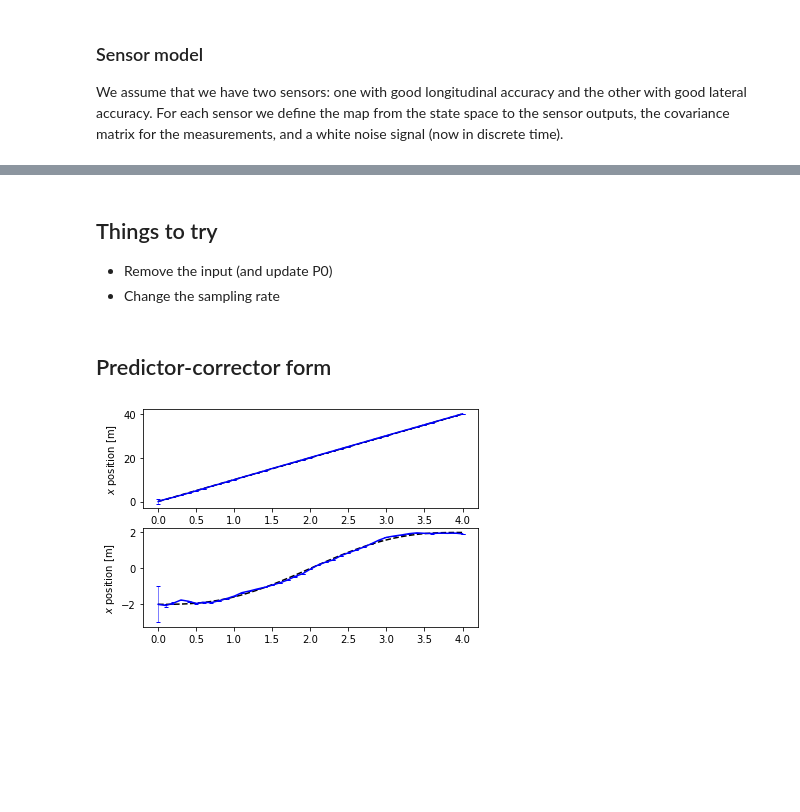
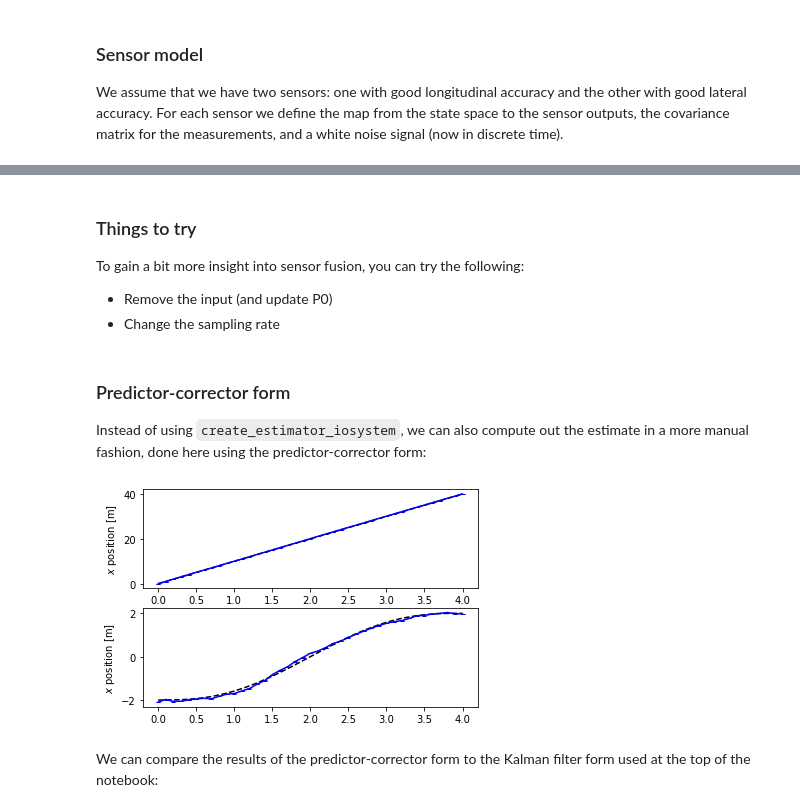
Before and after one commit to python-control/python-control, a Jupyter notebook: examples/kincar-fusion.ipynb, the cells around one changed output, grey strips where cells are left out. Cells and saved outputs as stored; diff of their text form; code cells hidden in the pictures; blank space fills up the shorter version.

```diff
--- a/examples/kincar-fusion.ipynb
+++ b/examples/kincar-fusion.ipynb
@@ -217,16 +241,14 @@ lims = plt.axis(); plt.axis([lims[0], lims[1], -0.2, 0.2]);
 # %% [markdown]
-## Things to try
+### Things to try
+
+To gain a bit more insight into sensor fusion, you can try the following:
 * Remove the input (and update P0)
 * Change the sampling rate
 # %% [markdown]
-## Predictor-corrector form
+### Predictor-corrector form
+
+Instead of using `create_estimator_iosystem`, we can also compute out the estimate in a more manual fashion, done here using the predictor-corrector form:
 # %%
-#
-# Predictor-corrector calculations
-#
-# Instead of using create_lqe_iosystem, we can also compute out the estimate
-# in a more manual fashion, done here using the predictor-corrector form.
-
 # System matrices
 A, B, F = discsys.A, discsys.B, discsys.B
 
@@ -235,36 +257,38 @@ xhat = np.zeros((discsys.nstates, T.size))
 P = np.zeros((discsys.nstates, discsys.nstates, T.size))
 
 # Update the estimates at each time
 for i, t in enumerate(T):
     # Prediction step
     if i == 0:
         # Use the initial condition
         xkkm1 = xd[:, 0]
         Pkkm1 = P0
     else:
         xkkm1 = A @ xkk + B @ ud[:, i-1]
         Pkkm1 = A @ Pkk @ A.T + F @ Rv @ F.T
 
     # Correction step
     L = Pkkm1 @ C.T @ np.linalg.inv(Rw + C @ Pkkm1 @ C.T)
     xkk = xkkm1 - L @ (C @ xkkm1 - Y[:, i])
     Pkk = Pkkm1 - L @ C @ Pkkm1
 
     # Save the state estimate and covariance for later plotting
-    # xhat[:, i], P[:, :, i] = xkk, Pkk
-    xhat[:, i], P[:, :, i] = xkkm1, Pkkm1  # For comparison to Kalman form
+    xhat[:, i], P[:, :, i] = xkk, Pkk
+    # xhat[:, i], P[:, :, i] = xkkm1, Pkkm1  # For comparison to Kalman form
 
 plt.subplot(2, 1, 1)
 plt.errorbar(T, xhat[0], P[0, 0], fmt='b-', **ebarstyle)
 plt.plot(T, xd[0], 'k--')
 plt.ylabel("$x$ position [m]")
 
 plt.subplot(2, 1, 2)
 plt.errorbar(T, xhat[1], P[1, 1], fmt='b-', **ebarstyle)
 plt.plot(T, xd[1], 'k--')
 plt.ylabel("$x$ position [m]");
 # %% [output]
-[figure, old version]
+[figure, new version]
+# %% [markdown]
+We can compare the results of the predictor-corrector form to the Kalman filter form used at the top of the notebook:
 # %%
 # Plot the estimated errors (and compare to Kalman form)
 plt.subplot(2, 1, 1)
```
Also changed, not shown: parts of 14 cells of this notebook, 8 other files.
